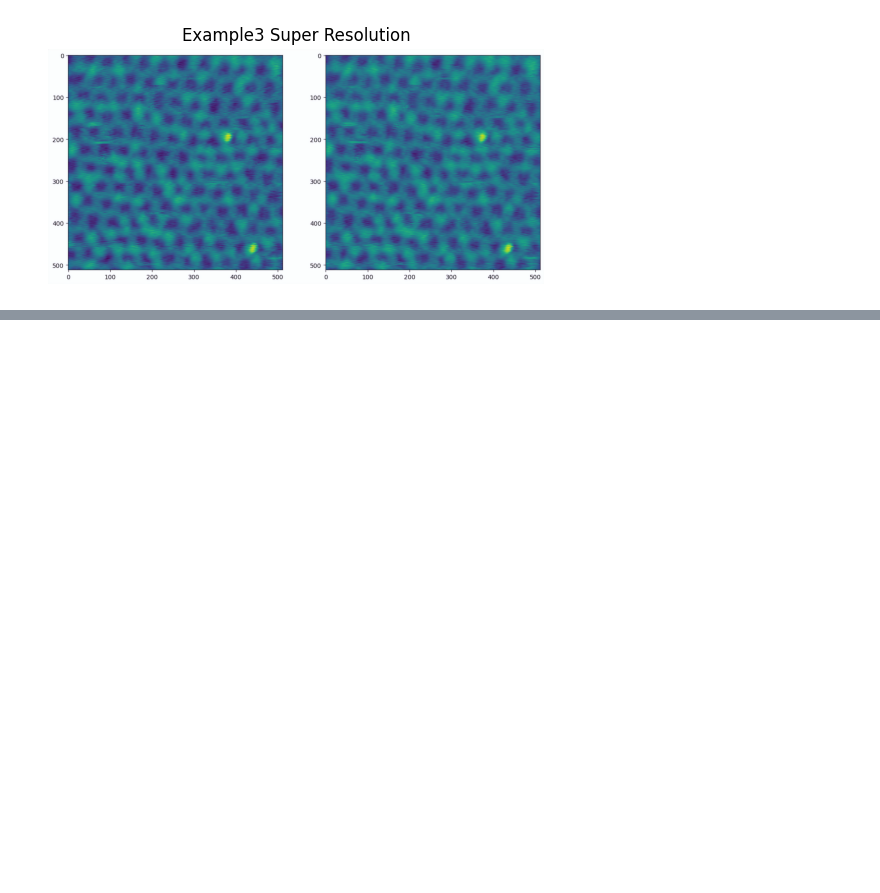
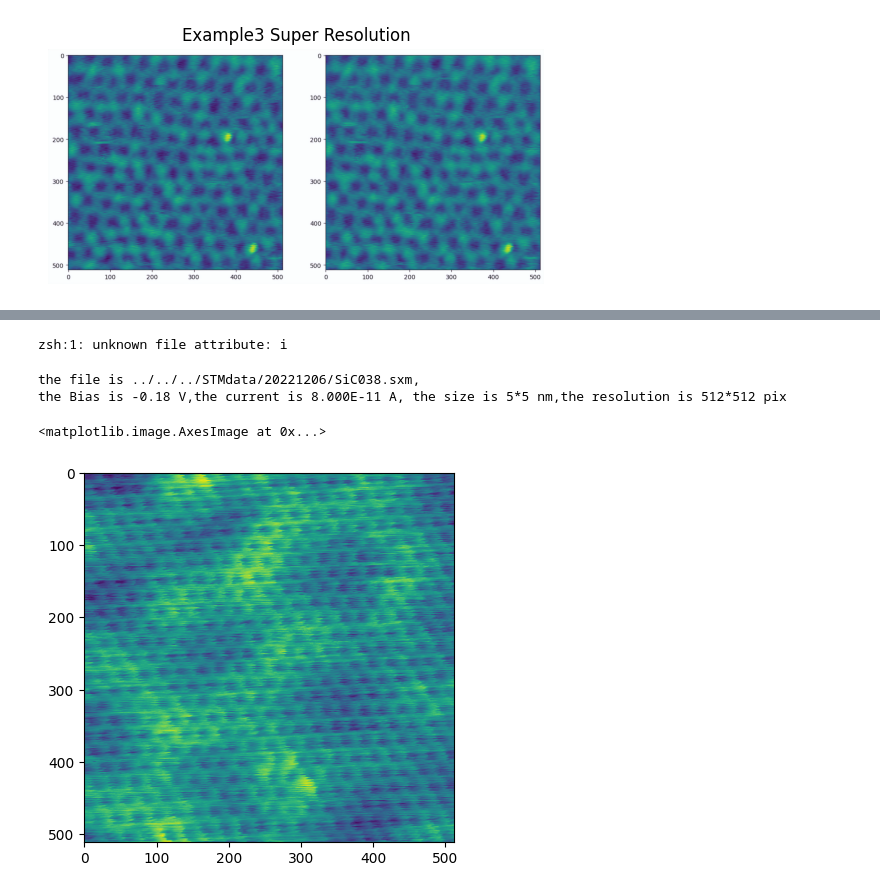
Before and after one commit to ShaJiuquan/Data_processing, a Jupyter notebook: machine_learning/image_enhance_with_ESRGAN.ipynb, the cells around one changed output, grey strips where cells are left out. Saved outputs shown, nothing was run; the diff lists cells and outputs as text; code cells hidden in the pictures; blank space fills up the shorter version.

```diff
--- a/machine_learning/image_enhance_with_ESRGAN.ipynb
+++ b/machine_learning/image_enhance_with_ESRGAN.ipynb
@@ -172,0 +175,5 @@ print(f"Test accuracy: {test_accuracy}")
+# %%
+def Blur_image():
+    pass
+# %% [output]
+zsh:1: unknown file attribute: i
@@ -172,0 +191,25 @@ print(f"Test accuracy: {test_accuracy}")
+# %%
+def read_file(filePath):
+    SXMfile=pySPM.SXM(filePath)
+    header=SXMfile.header
+    Bias=header['BIAS'][0][0]
+    Curr=header['Z-CONTROLLER'][1][3]
+    Z_image=SXMfile.get_channel('Z')
+    #Z_image.correct_median_diff()
+    Z_image.correct_lines()
+    x_n,y_n=Z_image.size["real"]["x"]*1e9,Z_image.size["real"]["y"]*1e9
+    y_p,x_p=Z_image.size["pixels"]["y"],Z_image.size["pixels"]["x"]
+    print("the file is {0},\r\nthe Bias is {1} V,the current is {4} A, the size is {2}*{2} nm,the resolution is {3}*{3} pix ".format(filePath,float(Bias),int(x_n),x_p,Curr))
+    return Z_image,x_n
+# %%
+mydir,myFolder,fileName="../../../STMdata","20221206","SiC038.sxm"
+filePath=join(mydir,myFolder,fileName)
+Z_image,x_n=read_file(filePath)
+y_n=x_n
+image=Z_image.pixels[::-1,::]
+plt.imshow(image)
+# %% [output]
+the file is ../../../STMdata/20221206/SiC038.sxm,
+the Bias is -0.18 V,the current is 8.000E-11 A, the size is 5*5 nm,the resolution is 512*512 pix
+<matplotlib.image.AxesImage at 0x...>
+[figure, added]
```
Also changed, not shown: parts of 7 cells of this notebook, 8 other files.
